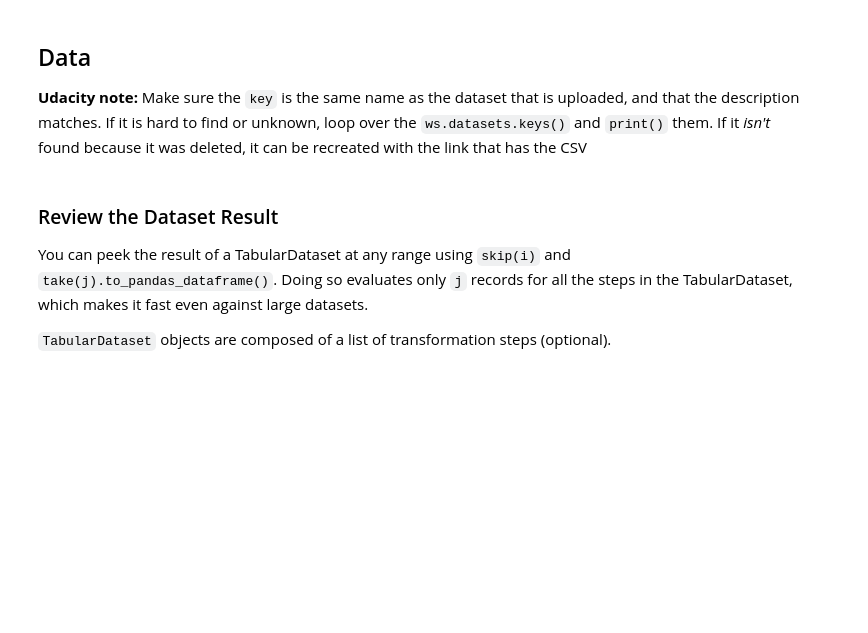
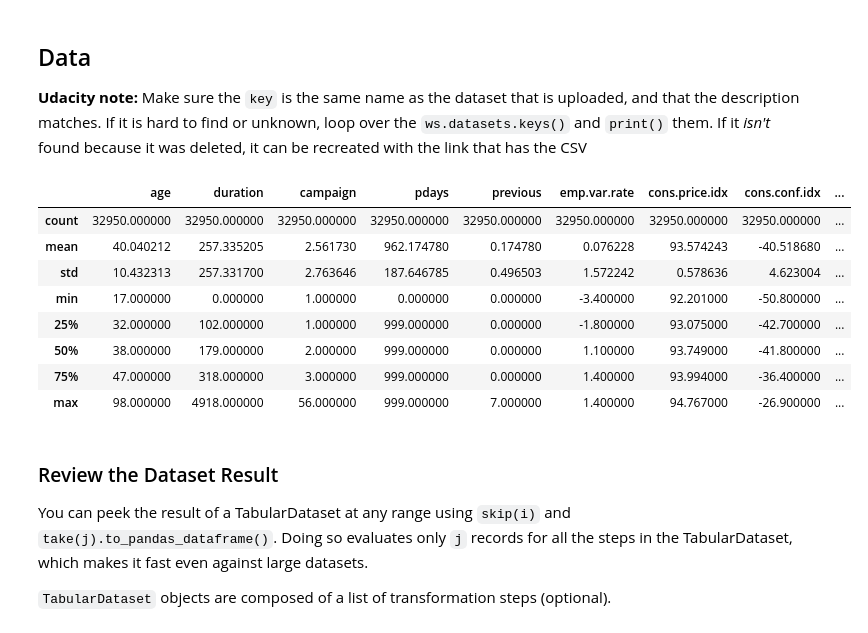
Before and after one commit to TarogStar/Udacity_ML_Starter, a Jupyter notebook: starter_files/aml-pipelines-with-automated-machine-learning-step.ipynb, the cells around one changed output. Cells and saved outputs as stored; diff of their text form; code cells hidden in the pictures; blank space fills up the shorter version.

```diff
--- a/starter_files/aml-pipelines-with-automated-machine-learning-step.ipynb
+++ b/starter_files/aml-pipelines-with-automated-machine-learning-step.ipynb
@@ -99,26 +111,36 @@ If it *isn't* found because it was deleted, it can be recreated with the link th
 # %%
 # Try to load the dataset from the Workspace. Otherwise, create it from the file
 # NOTE: update the key to match the dataset name
 found = False
-key = "BankMarketing Dataset"
+key = "BankMarketing_train"
 description_text = "Bank Marketing DataSet for Udacity Course 2"
 
 if key in ws.datasets.keys():
         found = True
         dataset = ws.datasets[key]
 
 if not found:
         # Create AML Dataset and register it into Workspace
         example_data = 'https://automlsamplenotebookdata.blob.core.windows.net/automl-sample-notebook-data/bankmarketing_train.csv'
         dataset = Dataset.Tabular.from_delimited_files(example_data)
         #Register Dataset in Workspace
         dataset = dataset.register(workspace=ws,
                                    name=key,
                                    description=description_text)
 
 
 df = dataset.to_pandas_dataframe()
 df.describe()
+# %% [output]
+|  | age | duration | campaign | pdays | previous | emp.var.rate | cons.price.idx | cons.conf.idx | ... |
+| count | 32950.000000 | 32950.000000 | 32950.000000 | 32950.000000 | 32950.000000 | 32950.000000 | 32950.000000 | 32950.000000 | ... |
+| mean | 40.040212 | 257.335205 | 2.561730 | 962.174780 | 0.174780 | 0.076228 | 93.574243 | -40.518680 | ... |
+| std | 10.432313 | 257.331700 | 2.763646 | 187.646785 | 0.496503 | 1.572242 | 0.578636 | 4.623004 | ... |
+| min | 17.000000 | 0.000000 | 1.000000 | 0.000000 | 0.000000 | -3.400000 | 92.201000 | -50.800000 | ... |
+| 25% | 32.000000 | 102.000000 | 1.000000 | 999.000000 | 0.000000 | -1.800000 | 93.075000 | -42.700000 | ... |
+| 50% | 38.000000 | 179.000000 | 2.000000 | 999.000000 | 0.000000 | 1.100000 | 93.749000 | -41.800000 | ... |
+| 75% | 47.000000 | 318.000000 | 3.000000 | 999.000000 | 0.000000 | 1.400000 | 93.994000 | -36.400000 | ... |
+| max | 98.000000 | 4918.000000 | 56.000000 | 999.000000 | 7.000000 | 1.400000 | 94.767000 | -26.900000 | ... |
 # %% [markdown]
 ### Review the Dataset Result
 
```
Also changed, not shown: parts of 19 cells of this notebook, 8 other files.
